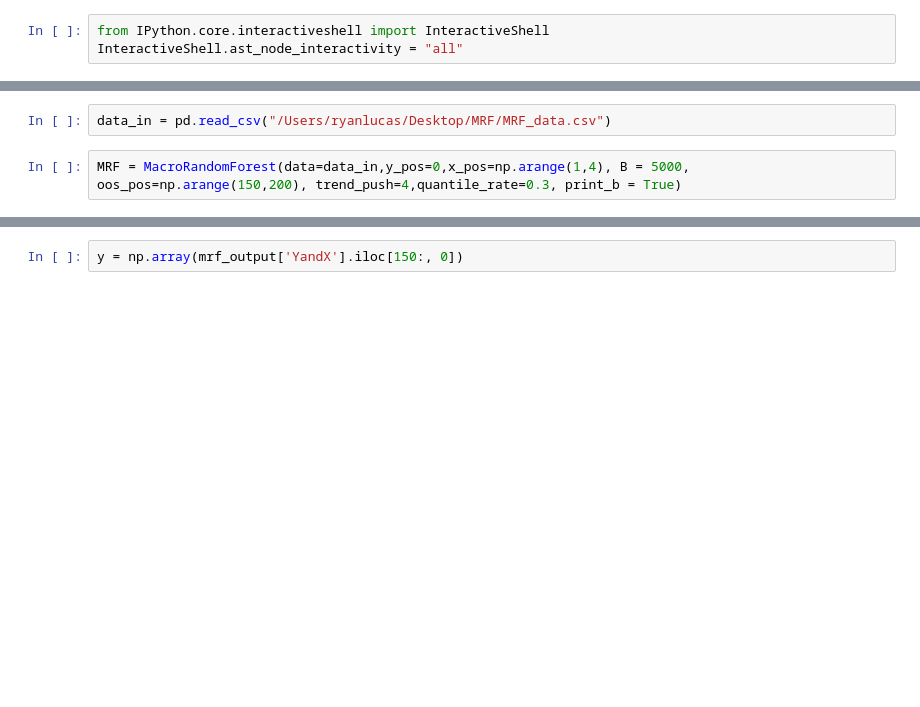
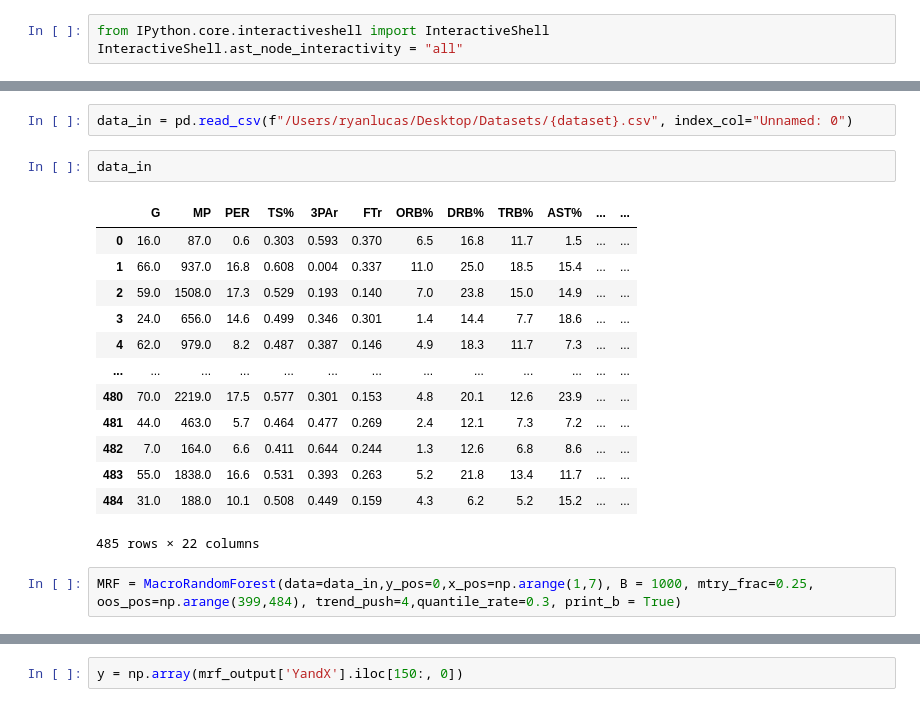
Before and after one commit to RyanLucas3/MacroRandomForest, a Jupyter notebook: MRF_notebook copy 3.ipynb, the cells around one changed output, grey strips where cells are left out. Drawn from its saved outputs; the diff is of its cells as text; blank space fills up the shorter version.

```diff
--- a/MRF_notebook copy 3.ipynb
+++ b/MRF_notebook copy 3.ipynb
@@ -7,7 +16,23 @@ InteractiveShell.ast_node_interactivity = "all"
 # %%
-data_in = pd.read_csv("/Users/ryanlucas/Desktop/MRF/MRF_data.csv")
+data_in = pd.read_csv(f"/Users/ryanlucas/Desktop/Datasets/{dataset}.csv", index_col="Unnamed: 0")
+# %%
+data_in
+# %% [output]
+|  | G | MP | PER | TS% | 3PAr | FTr | ORB% | DRB% | TRB% | AST% | ... | ... |
+| 0 | 16.0 | 87.0 | 0.6 | 0.303 | 0.593 | 0.370 | 6.5 | 16.8 | 11.7 | 1.5 | ... | ... |
+| 1 | 66.0 | 937.0 | 16.8 | 0.608 | 0.004 | 0.337 | 11.0 | 25.0 | 18.5 | 15.4 | ... | ... |
+| 2 | 59.0 | 1508.0 | 17.3 | 0.529 | 0.193 | 0.140 | 7.0 | 23.8 | 15.0 | 14.9 | ... | ... |
+| 3 | 24.0 | 656.0 | 14.6 | 0.499 | 0.346 | 0.301 | 1.4 | 14.4 | 7.7 | 18.6 | ... | ... |
+| 4 | 62.0 | 979.0 | 8.2 | 0.487 | 0.387 | 0.146 | 4.9 | 18.3 | 11.7 | 7.3 | ... | ... |
+| ... | ... | ... | ... | ... | ... | ... | ... | ... | ... | ... | ... | ... |
+| 480 | 70.0 | 2219.0 | 17.5 | 0.577 | 0.301 | 0.153 | 4.8 | 20.1 | 12.6 | 23.9 | ... | ... |
+| 481 | 44.0 | 463.0 | 5.7 | 0.464 | 0.477 | 0.269 | 2.4 | 12.1 | 7.3 | 7.2 | ... | ... |
+| 482 | 7.0 | 164.0 | 6.6 | 0.411 | 0.644 | 0.244 | 1.3 | 12.6 | 6.8 | 8.6 | ... | ... |
+| 483 | 55.0 | 1838.0 | 16.6 | 0.531 | 0.393 | 0.263 | 5.2 | 21.8 | 13.4 | 11.7 | ... | ... |
+| 484 | 31.0 | 188.0 | 10.1 | 0.508 | 0.449 | 0.159 | 4.3 | 6.2 | 5.2 | 15.2 | ... | ... |
+485 rows × 22 columns
 # %%
-MRF = MacroRandomForest(data=data_in,y_pos=0,x_pos=np.arange(1,4), B = 5000, oos_pos=np.arange(150,200), trend_push=4,quantile_rate=0.3, print_b = True)
+MRF = MacroRandomForest(data=data_in,y_pos=0,x_pos=np.arange(1,7), B = 1000, mtry_frac=0.25, oos_pos=np.arange(399,484), trend_push=4,quantile_rate=0.3, print_b = True)
 # %%
 mrf_output = MRF._ensemble_loop()
 # %% [output]
```
Also changed, not shown: parts of 19 cells of this notebook, 4 other files.
